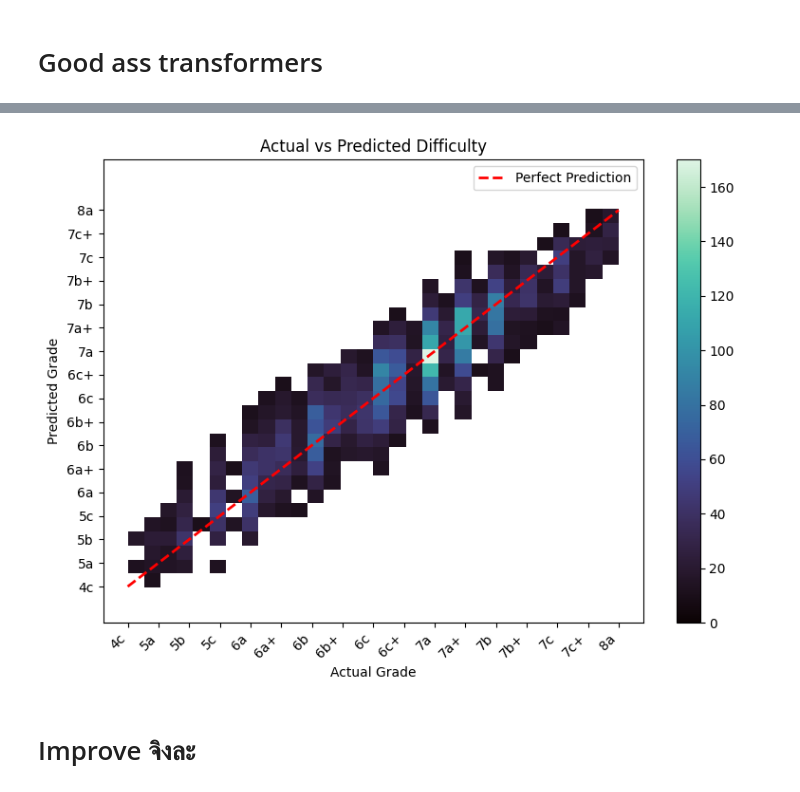
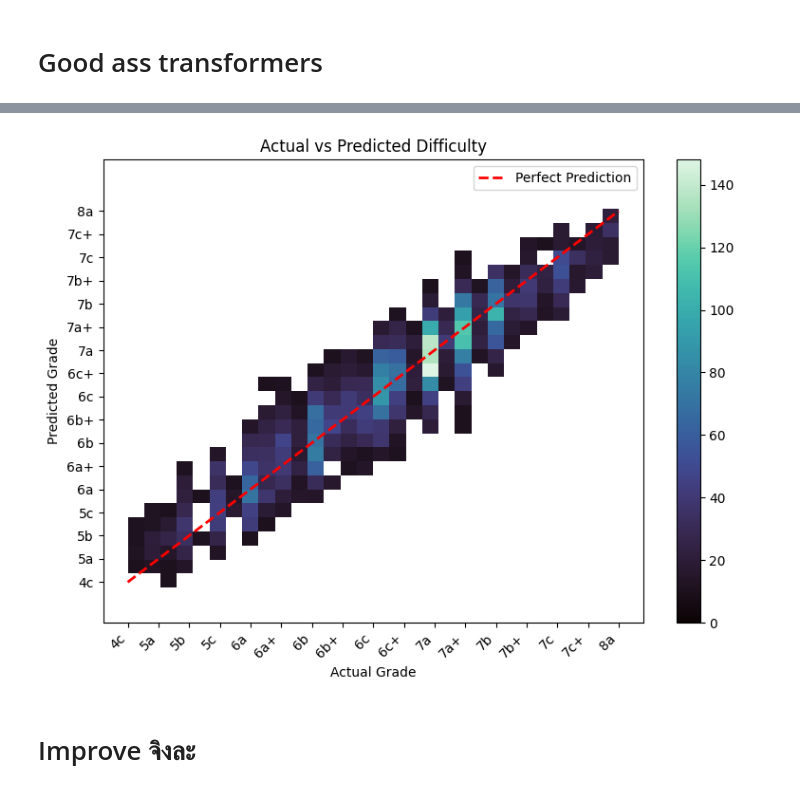
Before and after one commit to nnott3/KilterTransformer, a Jupyter notebook: bert.ipynb, the cells around one changed output, grey strips where cells are left out. Cells and saved outputs as stored; diff of their text form; code cells hidden in the pictures.

Commit message:
trained bert

```diff
--- a/bert.ipynb
+++ b/bert.ipynb
@@ -303,7 +288,7 @@ print(f"Vocabulary size: {encoder.vocab_size}")
 print(f"Model parameters: {sum(p.numel() for p in encoder.model.parameters()):,}")
 print(f"Device: {encoder.device}")
 
-encoder.train_model(train_df, val_df, epochs=30, batch_size=64, lr=2e-4)
+encoder.train_model(train_df, val_df, epochs=40, batch_size=64, lr=2e-4)
 # %% [output]
 Loaded 76992 routes from cache data/climbs_cleaned.csv
 Dataset: 76992 climbs
@@ -330,77 +315,8 @@ import matplotlib.pyplot as plt
 import seaborn as sns
 from sklearn.metrics import mean_absolute_error, mean_squared_error, r2_score, confusion_matrix
 from src.data_processing import DataPreprocessing
+from src.evaluation import Evaluation
 
-
-class Evaluation:
-    """Model evaluation and visualization."""
-
-    def __init__(self, DataPreprocessing = DataPreprocessing):
-        self.dp = DataPreprocessing()
-
-    def get_scores(self, y_true, y_pred, model_name: str = "Model") -> dict:
-        """Calculate and print regression metrics."""
-        # Convert difficulty IDs to V-grade numbers
-        y_true_v = np.array([self.dp.difficulty_to_v_grade(d)
-            for d in np.round(y_true).astype(int)
-            ])
-        y_pred_v = np.array([self.dp.difficulty_to_v_grade(d)
-            for d in np.round(y_pred).astype(int)
-            ])
-
-        # Calculate V-grade difference
-        within_grade = 1
-        grade_diff = np.abs(y_true_v - y_pred_v)
-        within_tolerance = np.mean(grade_diff <= within_grade) * 100
-
-        scores = {
-            'r2': r2_score(y_true, y_pred),
-            'mae': mean_absolute_error(y_true, y_pred),
-            'rmse': np.sqrt(mean_squared_error(y_true, y_pred)),
-            f'within_±{within_grade}_grade': within_tolerance
-        }
-        print(f"\n{model_name} Performance:")
-        print(f"  R²:   {scores['r2']:.4f}")
-        print(f"  MAE:  {scores['mae']:.4f}")
-        print(f"  RMSE: {scores['rmse']:.4f}")
-        print(f"  Within ±{within_grade} V-grade: {scores[f'within_±{within_grade}_grade']:.2f}%")
-        return scores
-
-    def plot_predictions(self, y_true, y_pred):
-        """Plot actual vs predicted with perfect prediction line."""
-        # Convert to numpy arrays if needed
-        y_true = np.array(y_true)
-        y_pred = np.array(y_pred)
-
-        plt.figure(figsize=(8, 6))
-        sns.histplot(x=y_true, y=y_pred, bins=30, pthresh=0.1, cmap="mako", cbar=True)
-        plt.plot([y_true.min(), y_true.max()], [y_true.min(), y_true.max()],
-                'r--', linewidth=2, label='Perfect Prediction')
-
-        # Get unique grades and convert to labels
-        unique_grades = sorted(set(np.round(y_true).astype(int)))
-
-        # Group grades by their letter grade to avoid duplicates
-        grade_label_map = {}
-        for g in unique_grades:
-            label = self.dp.difficulty_to_letter_grade(g)
-            if label not in grade_label_map.values():
-                grade_label_map[g] = label
-
-        # Only show ticks for grades with unique labels
-        tick_positions = sorted(grade_label_map.keys())
-        tick_labels = [grade_label_map[pos] for pos in tick_positions]
-
-        # Set tick positions and labels
-        plt.xticks(tick_positions, tick_labels, rotation=45, ha='right')
-        plt.yticks(tick_positions, tick_labels)
-
-        plt.xlabel("Actual Grade")
-        plt.ylabel("Predicted Grade")
-        plt.title("Actual vs Predicted Difficulty")
-        plt.legend()
-        plt.tight_layout()
-        plt.show()
 
 # Load best model
 encoder.load_model('good_ass_transformer.pt')
@@ -425,4 +341,4 @@ GoodAss Transformer Performance:
-[figure, old version]
+[figure, new version]
 # %% [markdown]
 # Improve จิงละ
 # %%
```
Also changed, not shown: parts of 5 cells of this notebook.
